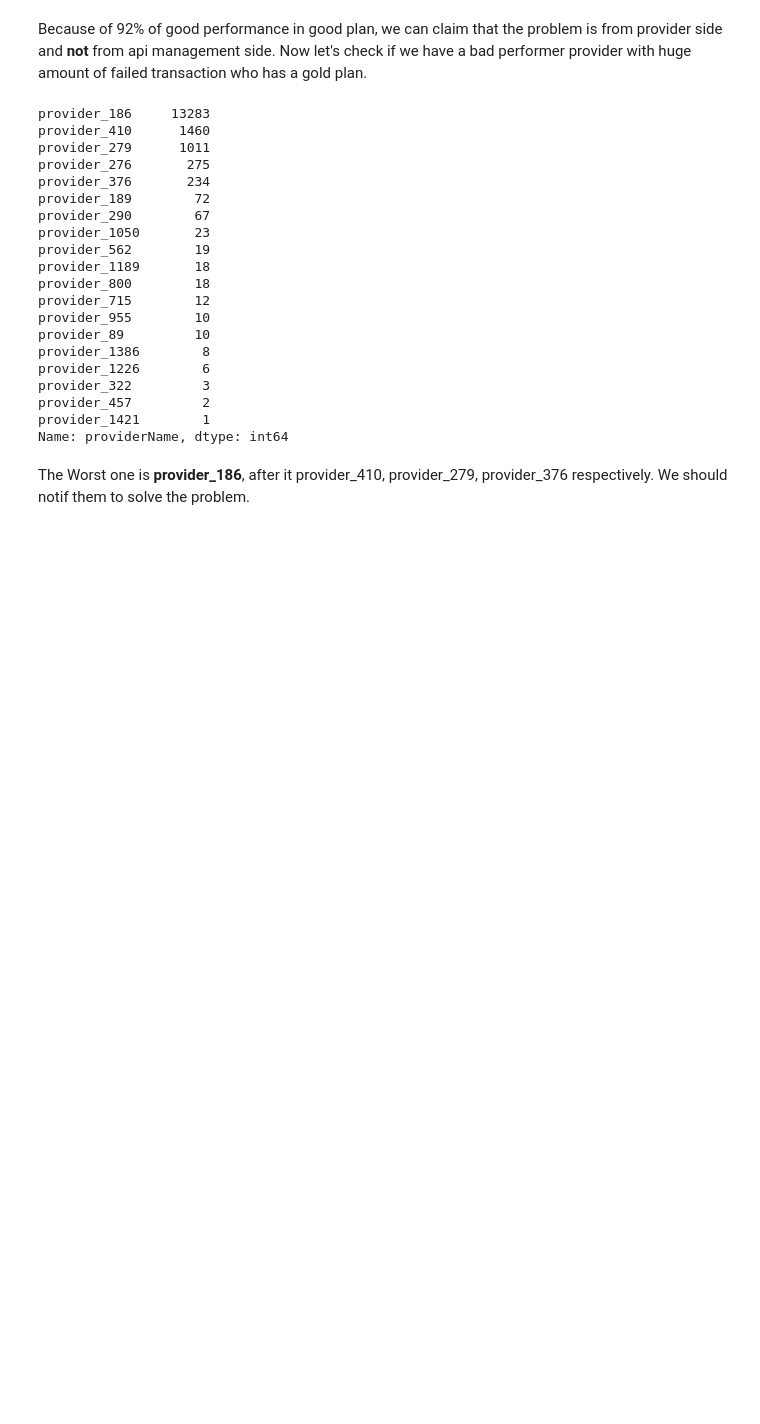
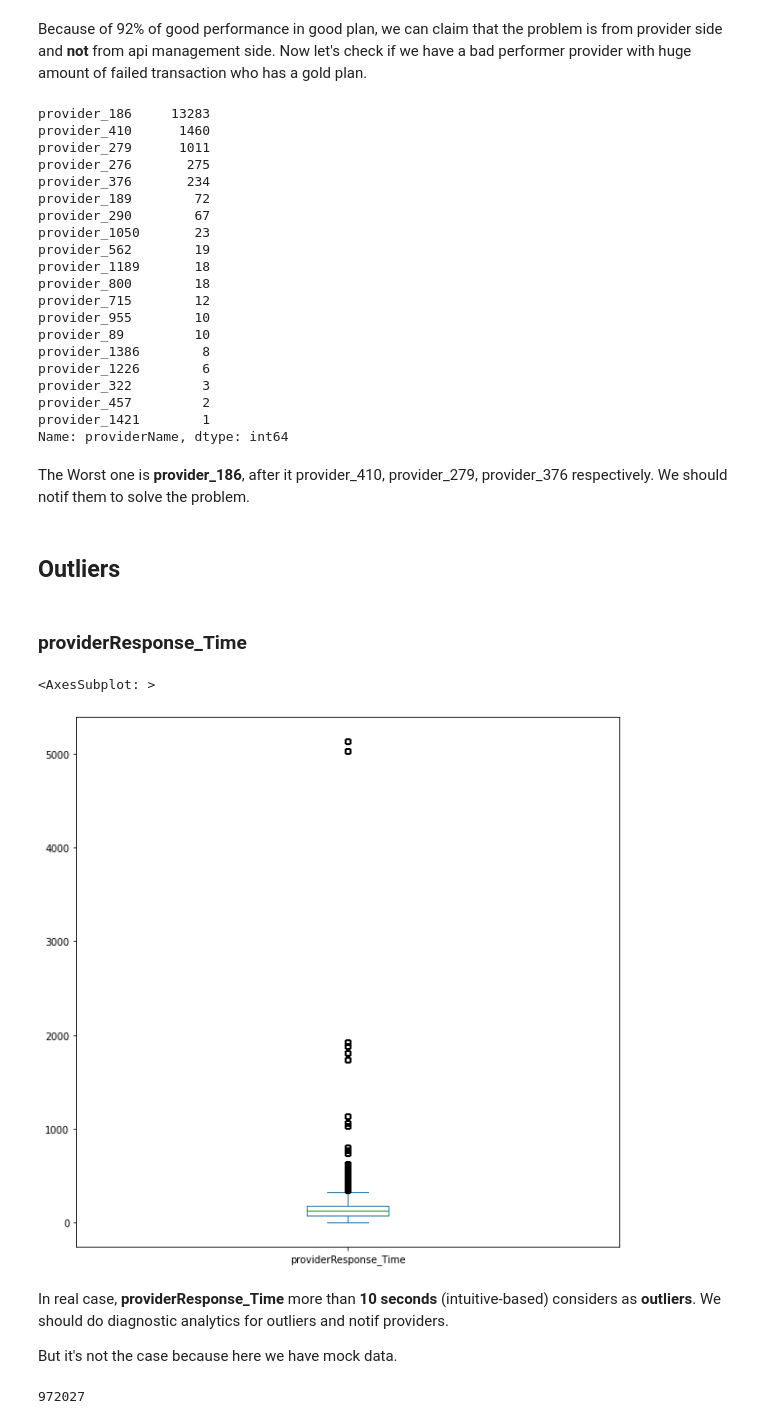
Before and after one commit to amyrmahdy/api-management, a Jupyter notebook: APIM.ipynb, the cells around one changed output. Cells and saved outputs as stored; diff of their text form; code cells hidden in the pictures; blank space fills up the shorter version.

```diff
--- a/APIM.ipynb
+++ b/APIM.ipynb
@@ -264,3 +287,20 @@ provider_1421        1
 Name: providerName, dtype: int64
 # %% [markdown]
 The Worst one is **provider_186**, after it  provider_410, provider_279, provider_376 respectively. We should notif them to solve the problem.
+# %% [markdown]
+## Outliers
+# %% [markdown]
+### providerResponse_Time
+# %%
+df["providerResponse_Time"].plot(kind = 'box', figsize=(10,10))
+# %% [output]
+<AxesSubplot: >
+[figure, added]
+# %% [markdown]
+In real case, **providerResponse_Time** more than **10 seconds** (intuitive-based) considers as **outliers**. We should do diagnostic analytics for outliers and notif providers.
+
+But it's not the case because here we have mock data.
+# %%
+df[df["providerResponse_Time"] > 10].shape[0]
+# %% [output]
+972027
```
Also changed, not shown: parts of 15 cells of this notebook.
